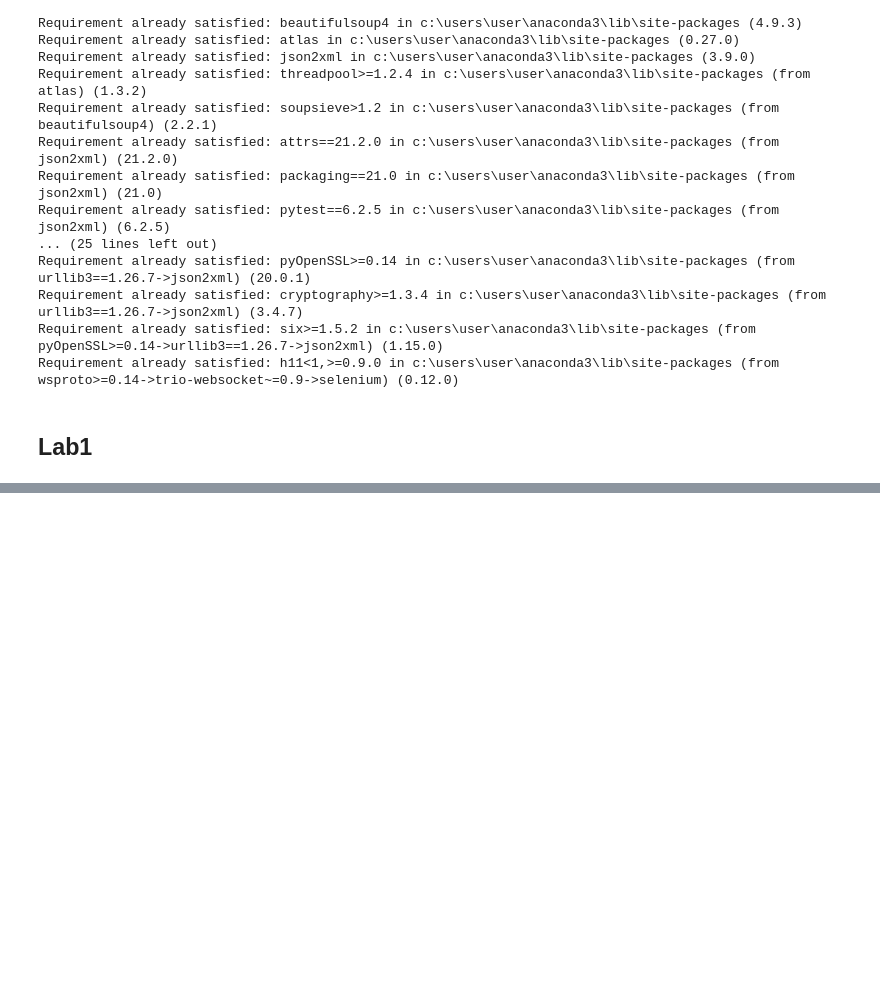
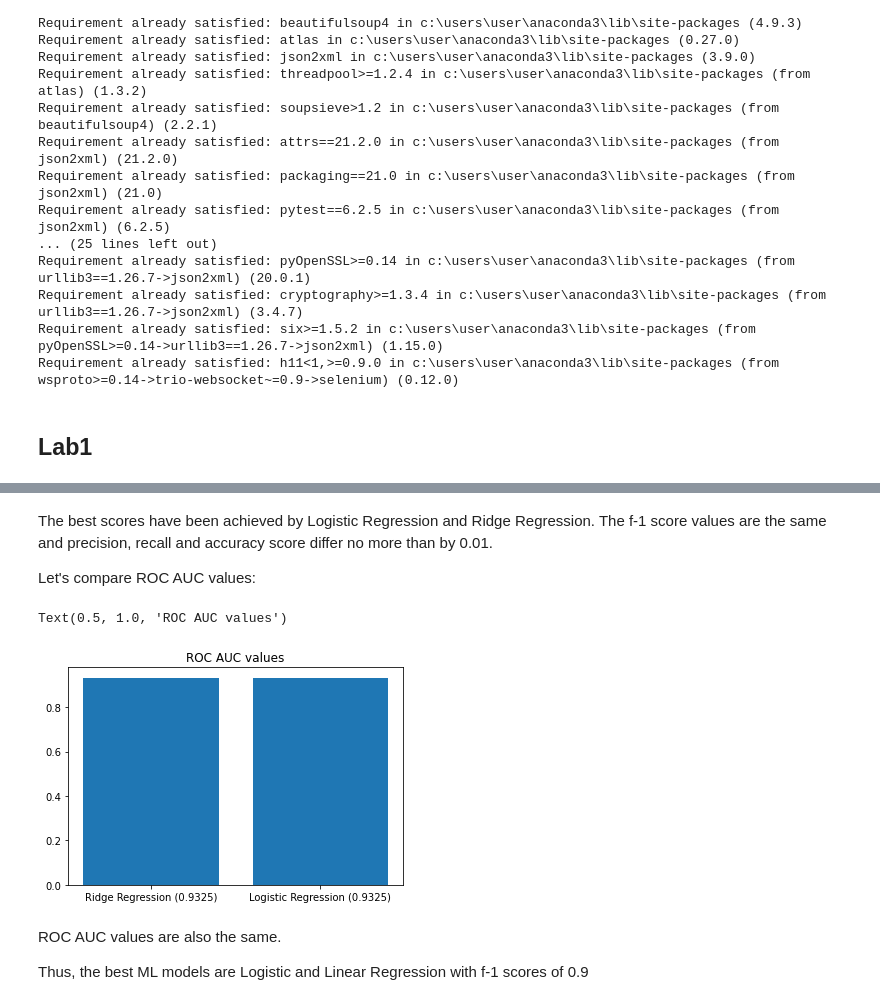
Before and after one commit to edmelnikov/computational-linguistics-course, a Jupyter notebook: Assignments.ipynb, the cells around one changed output, grey strips where cells are left out. Cells and saved outputs as stored; diff of their text form; code cells hidden in the pictures; blank space fills up the shorter version.

```diff
--- a/Assignments.ipynb
+++ b/Assignments.ipynb
@@ -183,0 +638,18 @@ data
+# %%
+from sklearn.linear_model import RidgeClassifier
+
+params = {
+    'alpha': [0.1, 0.2, 0.3, 0.4, 0.5, 0.6, 0.7, 0.8, 0.9, 1.0]
+}
+
+gs_ridgereg = GridSearchCV(
+    RidgeClassifier(random_state=42),
+    params,
+    scoring='f1',
+    verbose=3,
+    cv=2,
+    n_jobs=1
+)
+
+gs_ridgereg.fit(X_train, y_train)
+gs_ridgereg.best_params_
@@ -183,0 +735,34 @@ data
+# %% [markdown]
+The best scores have been achieved by Logistic Regression and Ridge Regression. The f-1 score values are the same and precision, recall and accuracy score differ no more than by 0.01.
+
+Let's compare ROC AUC values:
+# %%
+from sklearn.metrics import roc_auc_score
+from sklearn.preprocessing import OneHotEncoder
+
+encoder = OneHotEncoder()
+encoder.fit(np.array(categories).reshape(-1, 1))
+encoder.transform(np.array(y_test).reshape(-1, 1))
+
+roc_auc_ridgereg = roc_auc_score(
+    encoder.transform(np.array(y_test).reshape(-1, 1)).toarray(),
+    encoder.transform(np.array(y_pred_ridgereg).reshape(-1, 1)).toarray(),
+    multi_class='ovr'
+)
+
+roc_auc_logreg = roc_auc_score(
+    encoder.transform(np.array(y_test).reshape(-1, 1)).toarray(),
+    encoder.transform(np.array(y_pred_logreg).reshape(-1, 1)).toarray(),
+    multi_class='ovr'
+)
+
+fig, ax = plt.subplots()
+ax.bar([f'Ridge Regression ({round(roc_auc_ridgereg, 5)})', f'Logistic Regression ({roc_auc_logreg})'], [roc_auc_ridgereg, roc_auc_logreg])
+ax.set_title('ROC AUC values')
+# %% [output]
+Text(0.5, 1.0, 'ROC AUC values')
+[figure, added]
+# %% [markdown]
+ROC AUC values are also the same.
+
+Thus, the best ML models are Logistic and Linear Regression with f-1 scores of 0.9
```
Also changed, not shown: parts of 44 cells of this notebook, 1 other file.
